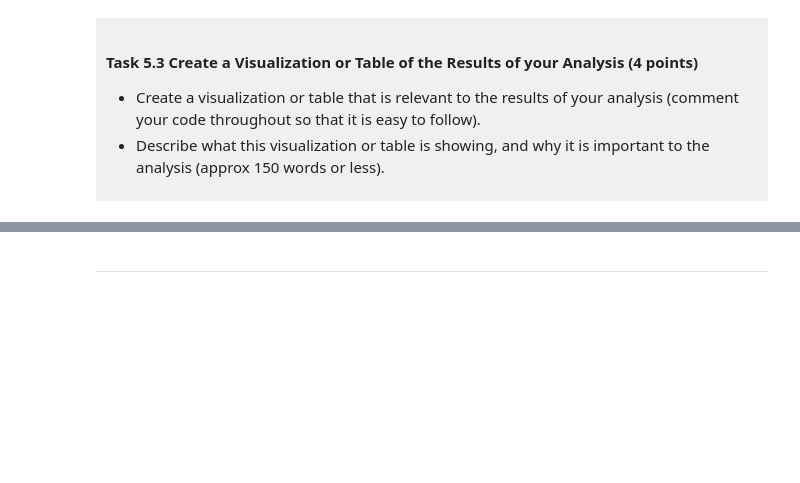
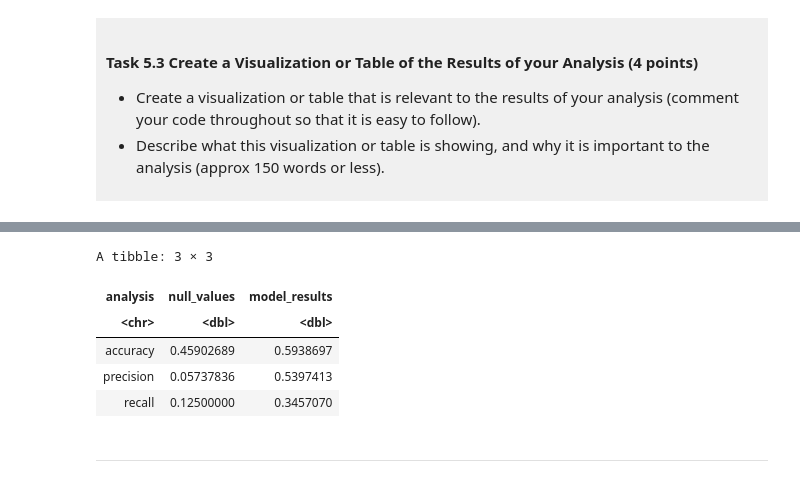
Before and after one commit to JessicaXJI/DSCI-100-Project-Jessica-Ji, a Jupyter notebook: dsci-100-project-notebook.ipynb, the cells around one changed output, grey strips where cells are left out. Saved outputs shown, nothing was run; the diff lists cells and outputs as text; code cells hidden in the pictures; blank space fills up the shorter version.

```diff
--- a/dsci-100-project-notebook.ipynb
+++ b/dsci-100-project-notebook.ipynb
@@ -506,0 +665,10 @@ This is a *draft*, we require a commit at this stage but it does not need to be
+# %%
+# test the performance of the model on the testing set
+bball_test_predictions <- predict(knn_fit, bball_test) |>
+    bind_cols(bball_test)
+
+bball_test_accuracy <- bball_test_predictions |>
+    metrics(truth = tourney_finish, estimate = .pred_class) |>
+    filter(.metric == "accuracy")
+
+bball_test_accuracy
@@ -520,0 +738,7 @@ This is a *draft*, we require a commit at this stage but it does not need to be
+# %%
+# access the precision
+bball_precision <- bball_test_predictions |>
+    precision(truth = tourney_finish, estimate = .pred_class) |>
+    pull(.estimate)
+
+bball_precision
@@ -520,0 +755,7 @@ This is a *draft*, we require a commit at this stage but it does not need to be
+# %%
+# access the recall
+bball_recall <- bball_test_predictions |>
+    recall(truth = tourney_finish, estimate = .pred_class) |>
+    pull(.estimate)
+
+bball_recall
@@ -521,3 +772,18 @@ This is a *draft*, we require a commit at this stage but it does not need to be
+# %%
+# create a tibble to put the null values of accuracy, precision, and recall alongside those values of the model
+compare <- tibble(
+    analysis = c("accuracy", "precision", "recall"),
+    null_values = c(max_pct, max_pct / 8, 1/8),
+    model_results = c(bball_accuracy, bball_precision, bball_recall))
+
+compare
+# %% [output]
+A tibble: 3 × 3
+| analysis | null_values | model_results |
+| <chr> | <dbl> | <dbl> |
+| accuracy | 0.45902689 | 0.5938697 |
+| precision | 0.05737836 | 0.5397413 |
+| recall | 0.12500000 | 0.3457070 |
 # %% [markdown]
 -----
 # %% [markdown]
```
Also changed, not shown: parts of 25 cells of this notebook.
